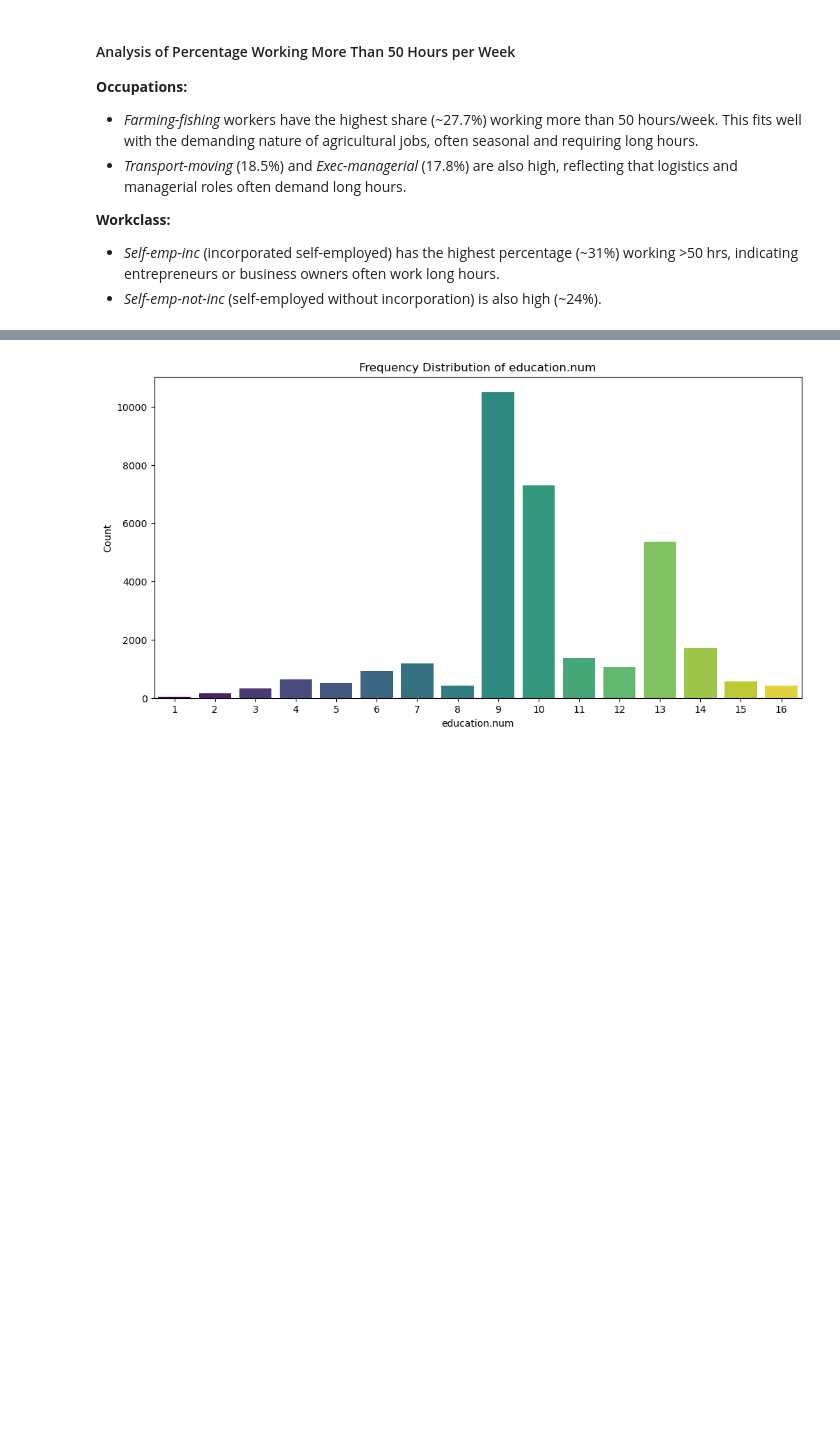
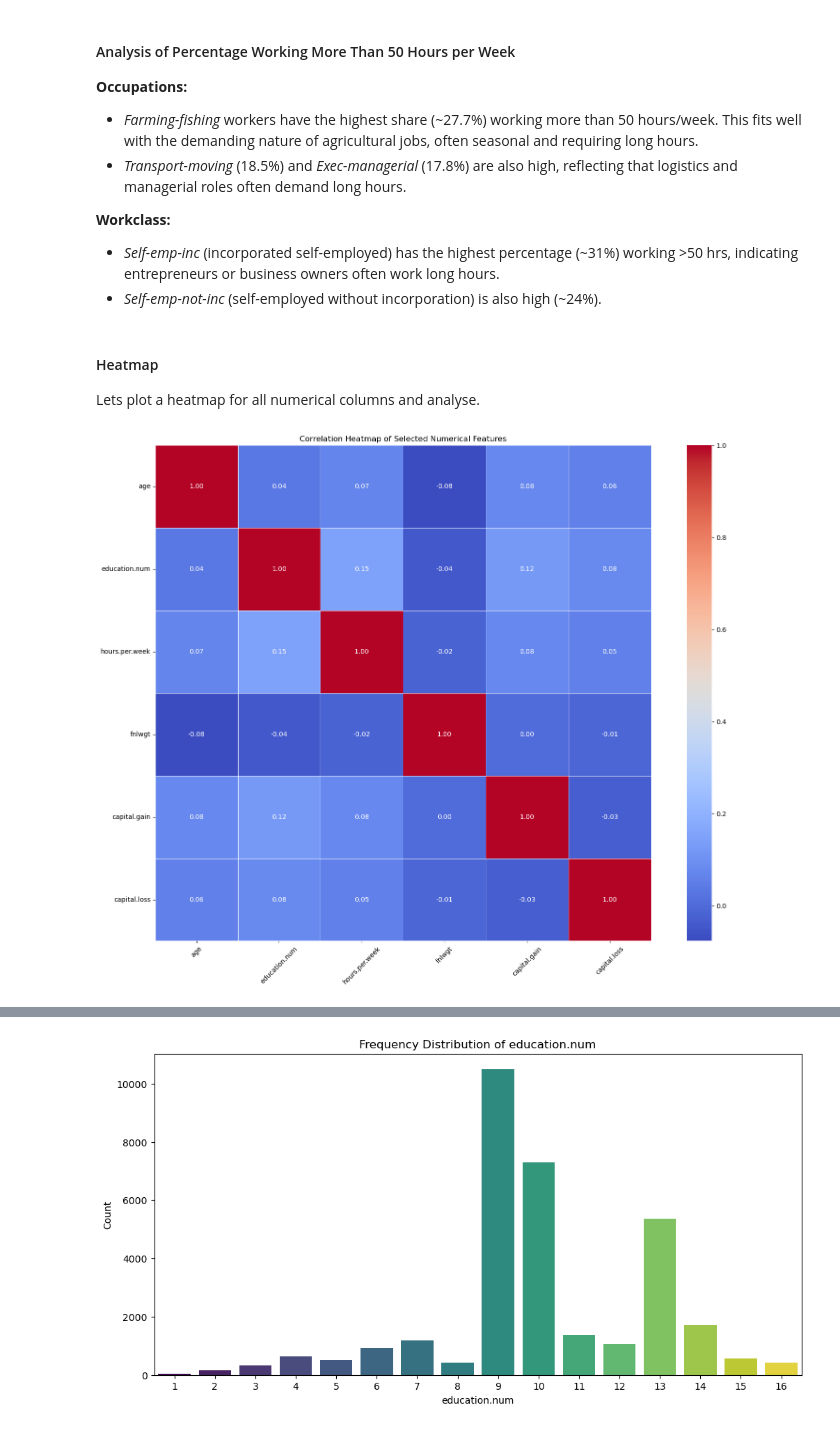
Before and after one commit to Awesome-AI-ML-DELTA25/DataCleaning, a Jupyter notebook: data_cleaning.ipynb, the cells around one changed output, grey strips where cells are left out. Cells and saved outputs as stored; diff of their text form; code cells hidden in the pictures; blank space fills up the shorter version.

```diff
--- a/data_cleaning.ipynb
+++ b/data_cleaning.ipynb
@@ -871,3 +871,23 @@ Name: count, dtype: float64
 
 - *Self-emp-inc* (incorporated self-employed) has the highest percentage (~31%) working >50 hrs, indicating entrepreneurs or business owners often work long hours.
 - *Self-emp-not-inc* (self-employed without incorporation) is also high (~24%).
+# %% [markdown]
+#### Heatmap
+
+Lets plot a heatmap for all numerical columns and analyse.
+# %%
+numerical_cols = ['age', 'education.num', 'hours.per.week', 'fnlwgt', 'capital.gain', 'capital.loss']
+
+# Compute correlation matrix
+corr_matrix = df[numerical_cols].corr()
+
+# Plot the heatmap
+plt.figure(figsize=(16, 12))
+sean.heatmap(corr_matrix, annot=True, cmap='coolwarm', fmt=".2f", square=True, linewidths=0.5)
+plt.title("Correlation Heatmap of Selected Numerical Features")
+plt.xticks(rotation=45)
+plt.yticks(rotation=0)
+plt.tight_layout()
+plt.show()
+# %% [output]
+[figure, added]
```
Also changed, not shown: parts of 4 cells of this notebook.
